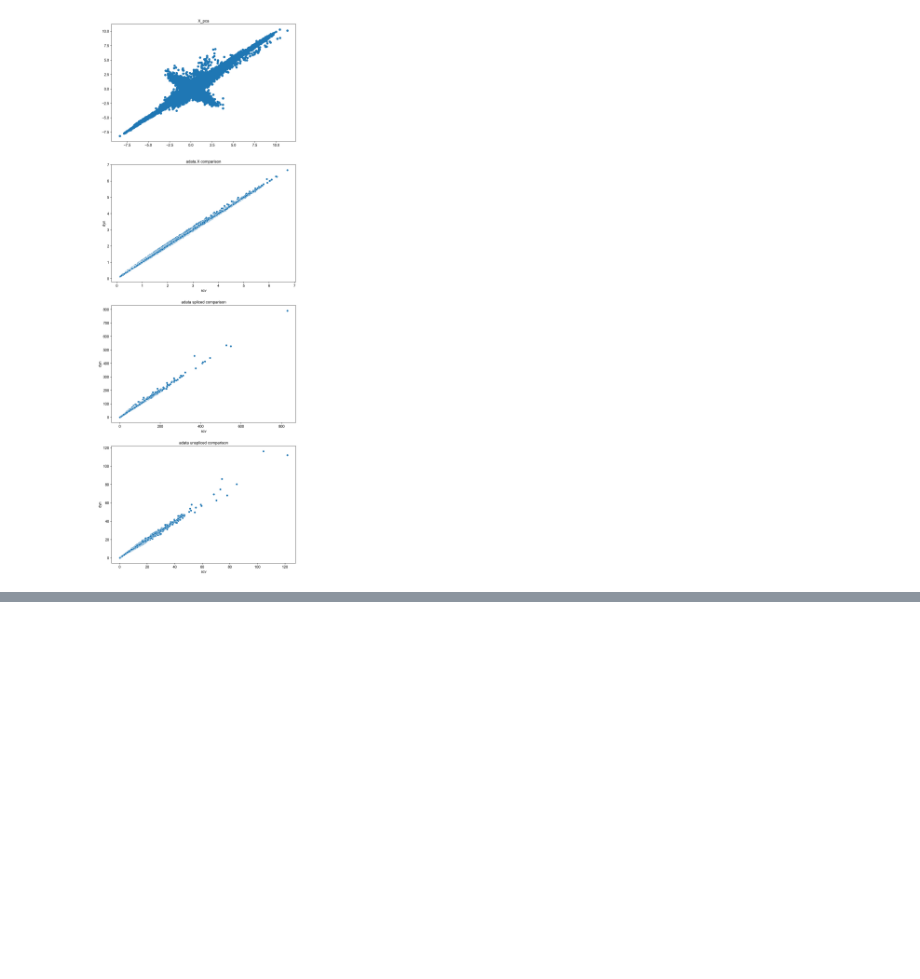
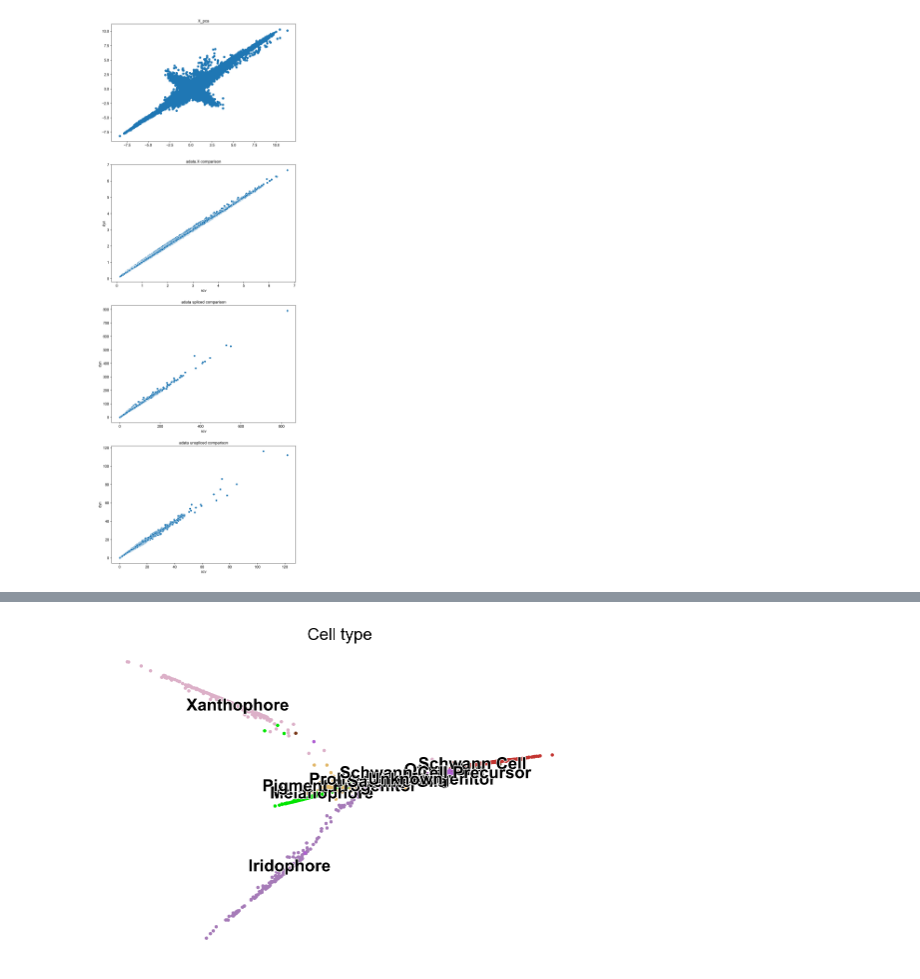
Before and after one commit to aristoteleo/dynamo-notebooks, a Jupyter notebook: normalization/scvelo-zebrafish-benchmark.ipynb, the cells around one changed output, grey strips where cells are left out. Drawn from its saved outputs; the diff is of its cells as text; code cells hidden in the pictures; blank space fills up the shorter version.

```diff
--- a/normalization/scvelo-zebrafish-benchmark.ipynb
+++ b/normalization/scvelo-zebrafish-benchmark.ipynb
@@ -291,0 +287,5 @@ dtype: float64
+# %%
+scv.tl.umap(adata)
+scv.pl.umap(adata, color=celltype_key)
+# %% [output]
+[figure, added]
```
Also changed, not shown: parts of 6 cells of this notebook.
